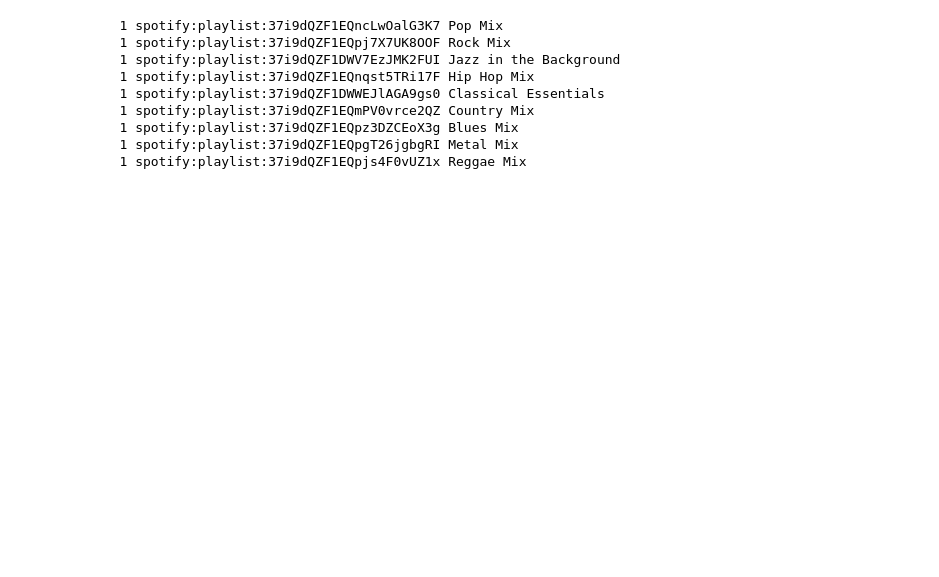
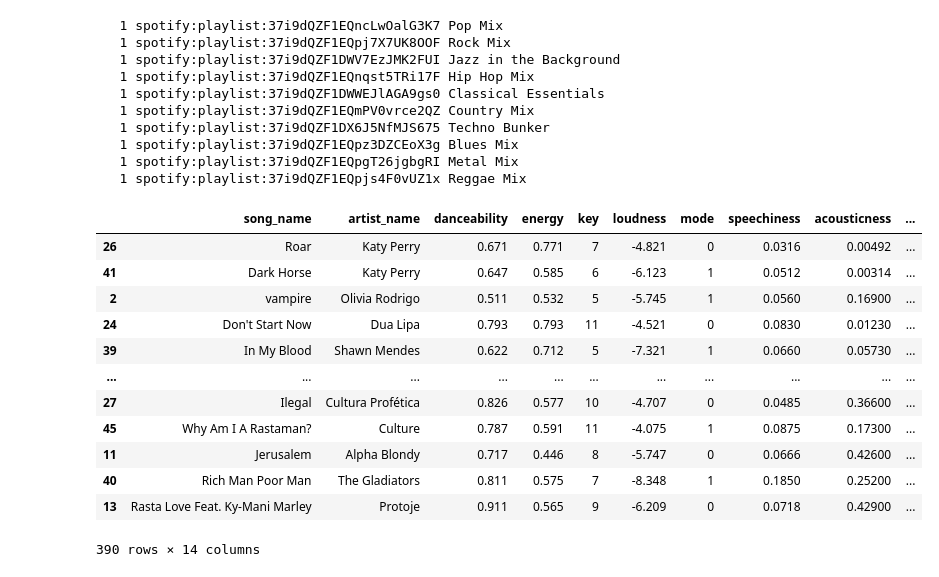
Before and after one commit to misterteri/spotify-api, a Jupyter notebook: main.ipynb, the cells around one changed output. Saved outputs shown, nothing was run; the diff lists cells and outputs as text; code cells hidden in the pictures; blank space fills up the shorter version.

```diff
--- a/main.ipynb
+++ b/main.ipynb
@@ -226,8 +236,10 @@ speechiness   liveness    0.156306
 dtype: float64
 # %%
 # list of genres to be used in the search query
-genres = ["pop", "rock", "jazz", "hip-hop", "classical", "country", "blues", "metal", "reggae"]
+genres = ["pop", "rock", "jazz", "hip-hop", "classical", "country", "techno", "blues", "metal", "reggae"]
 
+# initialize empty dataframes for the final training and testing sets
+train_songs = pd.DataFrame(columns=['song_name', 'artist_name', 'danceability', 'energy', 'key', 'loudness', 'mode', 'speechiness', 'acousticness', 'instrumentalness', 'liveness', 'valence', 'tempo', 'like'])
 test_songs = pd.DataFrame(columns=['song_name', 'artist_name', 'danceability', 'energy', 'key', 'loudness', 'mode', 'speechiness', 'acousticness', 'instrumentalness', 'liveness', 'valence', 'tempo', 'like'])
 
 request_counter = 0
@@ -236,6 +248,9 @@ request_counter = 0
 for genre in genres:
     # search for playlists of that genre
     playlists = sp.search(q=genre, type='playlist', limit=1)
+
+    genre_songs = pd.DataFrame(columns=['song_name', 'artist_name', 'danceability', 'energy', 'key', 'loudness', 'mode', 'speechiness', 'acousticness', 'instrumentalness', 'liveness', 'valence', 'tempo', 'like'])
+
     for i, playlist in enumerate(playlists['playlists']['items']):
         print("%4d %s %s" % (i + 1, playlist['uri'], playlist['name']))
         results = sp.playlist(playlist['uri'])
@@ -282,7 +297,14 @@ for genre in genres:
                 like = 1 if genre == "techno" else 0
 
                 # add the song and the features to the dataframe
-                test_songs.loc[len(test_songs)] = [song_name, artist_name, danceability, energy, key, loudness, mode, speechiness, acousticness, instrumentalness, liveness, valence, tempo, like]
+                genre_songs.loc[len(genre_songs)] = [song_name, artist_name, danceability, energy, key, loudness, mode, speechiness, acousticness, instrumentalness, liveness, valence, tempo, like]
+
+    # split the songs from this genre into training and testing sets
+    genre_train_songs, genre_test_songs = train_test_split(genre_songs, test_size=0.2)
+
+    # add the training and testing songs from this genre to the final training and testing sets
+    train_songs = pd.concat([train_songs, genre_train_songs])
+    test_songs = pd.concat([test_songs, genre_test_songs])
 # %% [output]
    1 spotify:playlist:37i9dQZF1EQncLwOalG3K7 Pop Mix
    1 spotify:playlist:37i9dQZF1EQpj7X7UK8OOF Rock Mix
@@ -290,6 +312,23 @@ for genre in genres:
    1 spotify:playlist:37i9dQZF1EQnqst5TRi17F Hip Hop Mix
    1 spotify:playlist:37i9dQZF1DWWEJlAGA9gs0 Classical Essentials
    1 spotify:playlist:37i9dQZF1EQmPV0vrce2QZ Country Mix
+   1 spotify:playlist:37i9dQZF1DX6J5NfMJS675 Techno Bunker
    1 spotify:playlist:37i9dQZF1EQpz3DZCEoX3g Blues Mix
    1 spotify:playlist:37i9dQZF1EQpgT26jgbgRI Metal Mix
    1 spotify:playlist:37i9dQZF1EQpjs4F0vUZ1x Reggae Mix
+# %%
+train_songs
+# %% [output]
+|  | song_name | artist_name | danceability | energy | key | loudness | mode | speechiness | acousticness | ... |
+| 26 | Roar | Katy Perry | 0.671 | 0.771 | 7 | -4.821 | 0 | 0.0316 | 0.00492 | ... |
+| 41 | Dark Horse | Katy Perry | 0.647 | 0.585 | 6 | -6.123 | 1 | 0.0512 | 0.00314 | ... |
+| 2 | vampire | Olivia Rodrigo | 0.511 | 0.532 | 5 | -5.745 | 1 | 0.0560 | 0.16900 | ... |
+| 24 | Don't Start Now | Dua Lipa | 0.793 | 0.793 | 11 | -4.521 | 0 | 0.0830 | 0.01230 | ... |
+| 39 | In My Blood | Shawn Mendes | 0.622 | 0.712 | 5 | -7.321 | 1 | 0.0660 | 0.05730 | ... |
+| ... | ... | ... | ... | ... | ... | ... | ... | ... | ... | ... |
+| 27 | Ilegal | Cultura Profética | 0.826 | 0.577 | 10 | -4.707 | 0 | 0.0485 | 0.36600 | ... |
+| 45 | Why Am I A Rastaman? | Culture | 0.787 | 0.591 | 11 | -4.075 | 1 | 0.0875 | 0.17300 | ... |
+| 11 | Jerusalem | Alpha Blondy | 0.717 | 0.446 | 8 | -5.747 | 0 | 0.0666 | 0.42600 | ... |
+| 40 | Rich Man Poor Man | The Gladiators | 0.811 | 0.575 | 7 | -8.348 | 1 | 0.1850 | 0.25200 | ... |
+| 13 | Rasta Love Feat. Ky-Mani Marley | Protoje | 0.911 | 0.565 | 9 | -6.209 | 0 | 0.0718 | 0.42900 | ... |
+390 rows × 14 columns
```
Also changed, not shown: parts of 20 cells of this notebook.
